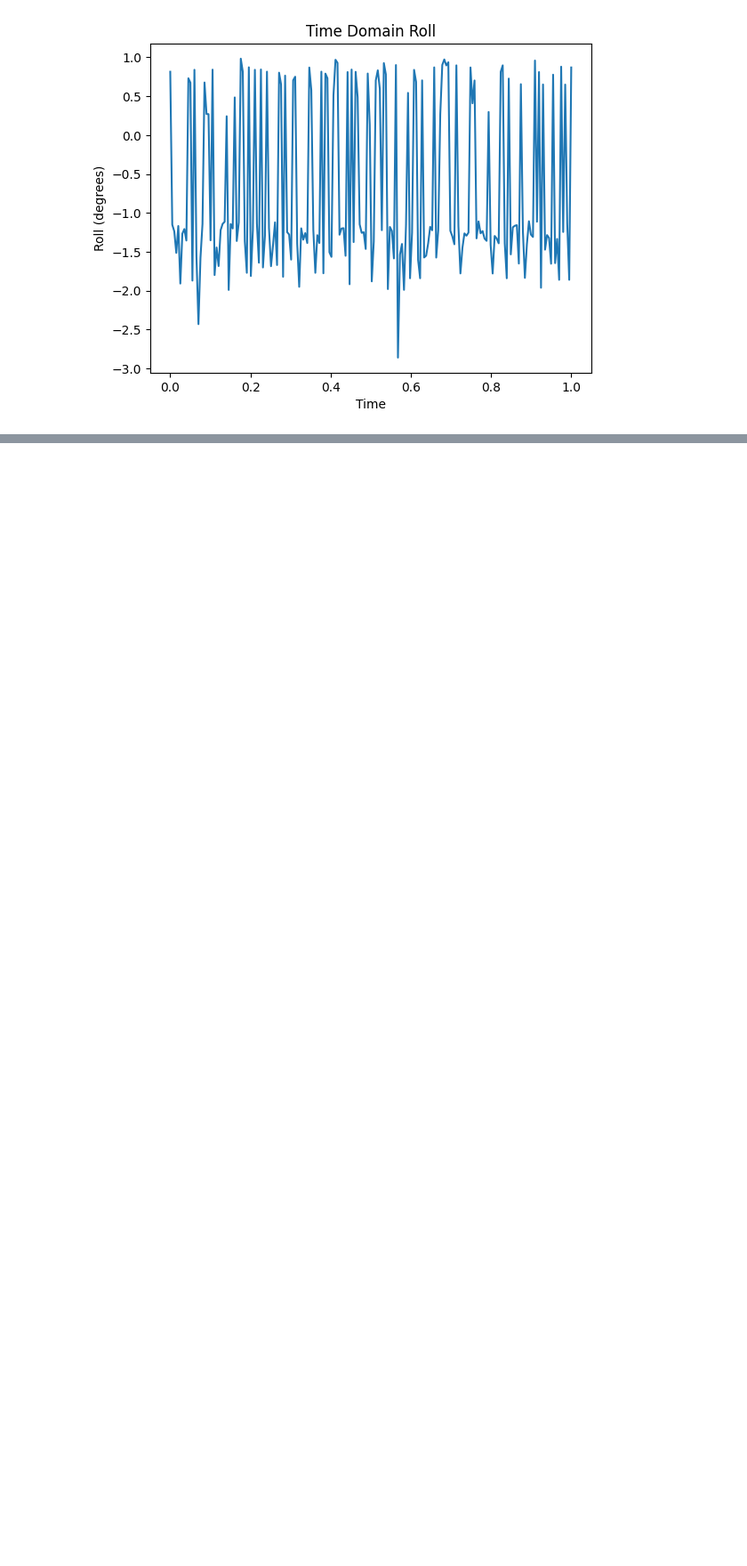
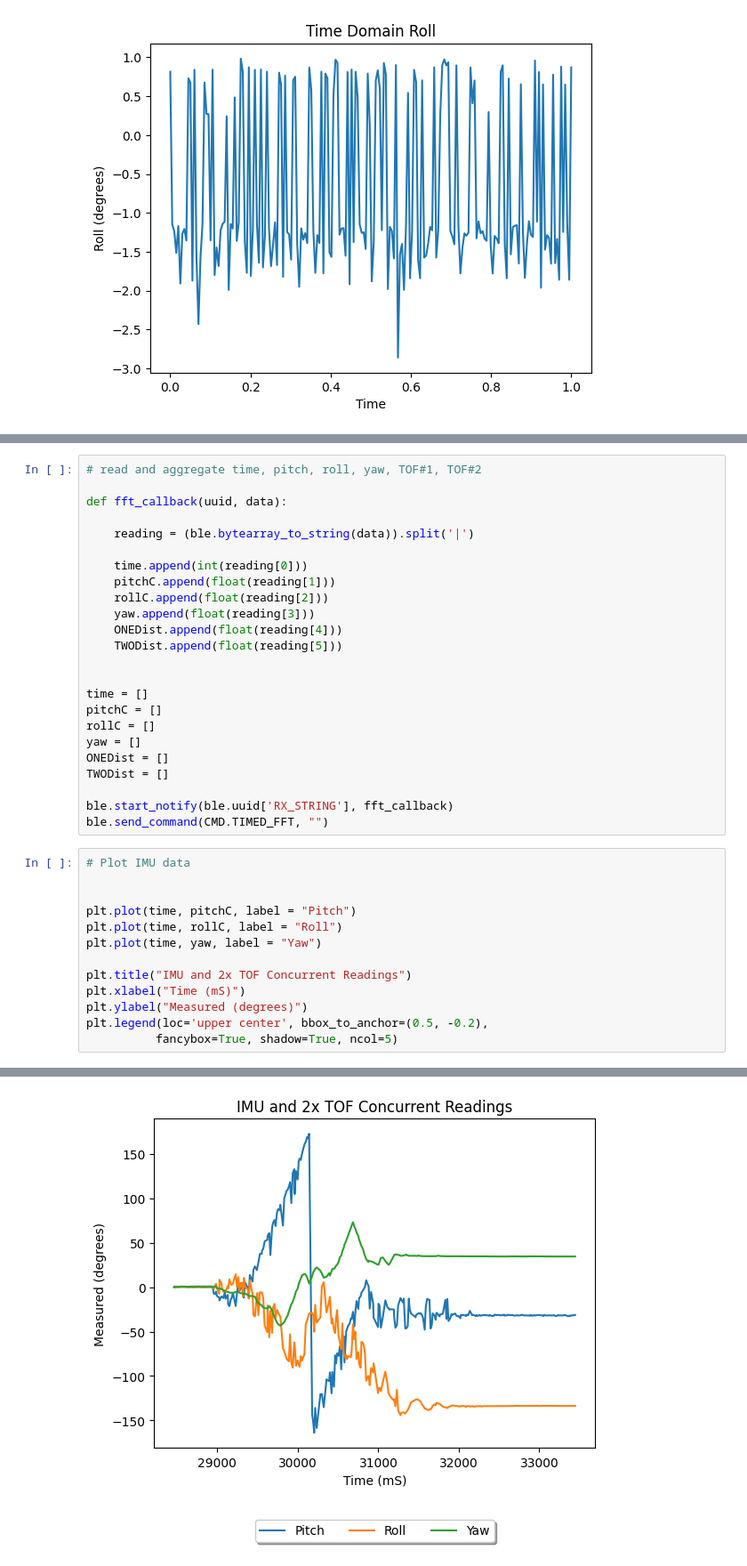
Before and after one commit to Kumagi360/Fast_Robots_Portfolio, a Jupyter notebook: lab4/ble_python/lab4.ipynb, the cells around one changed output, grey strips where cells are left out. Shown at 89% size. Saved outputs shown, nothing was run; the diff lists cells and outputs as text; blank space fills up the shorter version.

```diff
--- a/lab4/ble_python/lab4.ipynb
+++ b/lab4/ble_python/lab4.ipynb
@@ -130,0 +265,38 @@ Deprecated in NumPy 1.20; for more details and guidance: https://numpy.org/devdo
+# %%
+# read and aggregate time, pitch, roll, yaw, TOF#1, TOF#2
+
+def fft_callback(uuid, data):
+
+    reading = (ble.bytearray_to_string(data)).split('|')
+
+    time.append(int(reading[0]))
+    pitchC.append(float(reading[1]))
+    rollC.append(float(reading[2]))
+    yaw.append(float(reading[3]))
+    ONEDist.append(float(reading[4]))
+    TWODist.append(float(reading[5]))
+
+
+time = []
+pitchC = []
+rollC = []
+yaw = []
+ONEDist = []
+TWODist = []
+
+ble.start_notify(ble.uuid['RX_STRING'], fft_callback)
+ble.send_command(CMD.TIMED_FFT, "")
+# %%
+# Plot IMU data
+
+
+plt.plot(time, pitchC, label = "Pitch")
+plt.plot(time, rollC, label = "Roll")
+plt.plot(time, yaw, label = "Yaw")
+
+plt.title("IMU and 2x TOF Concurrent Readings")
+plt.xlabel("Time (mS)")
+plt.ylabel("Measured (degrees)")
+plt.legend(loc='upper center', bbox_to_anchor=(0.5, -0.2),
+          fancybox=True, shadow=True, ncol=5)
+# %% [output]
@@ -130,0 +304 @@ Deprecated in NumPy 1.20; for more details and guidance: https://numpy.org/devdo
+[figure, added]
```
Also changed, not shown: parts of 17 cells of this notebook, 3 other files.
